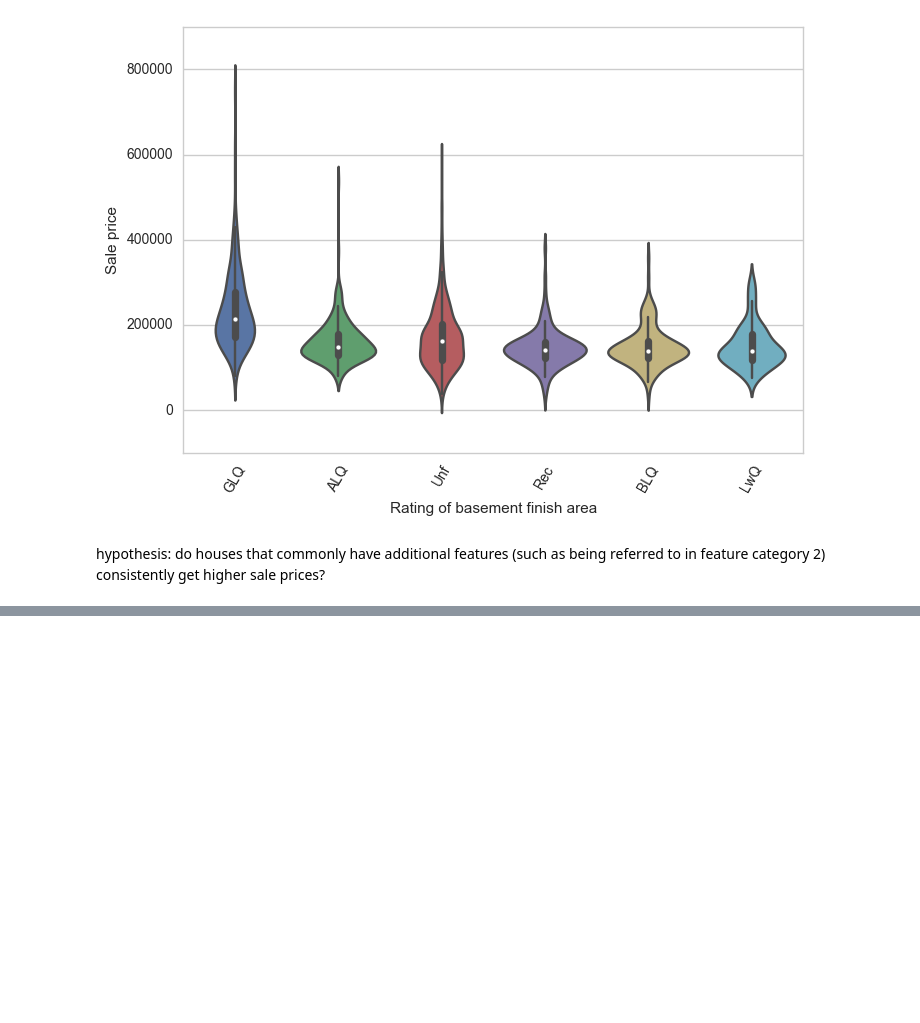
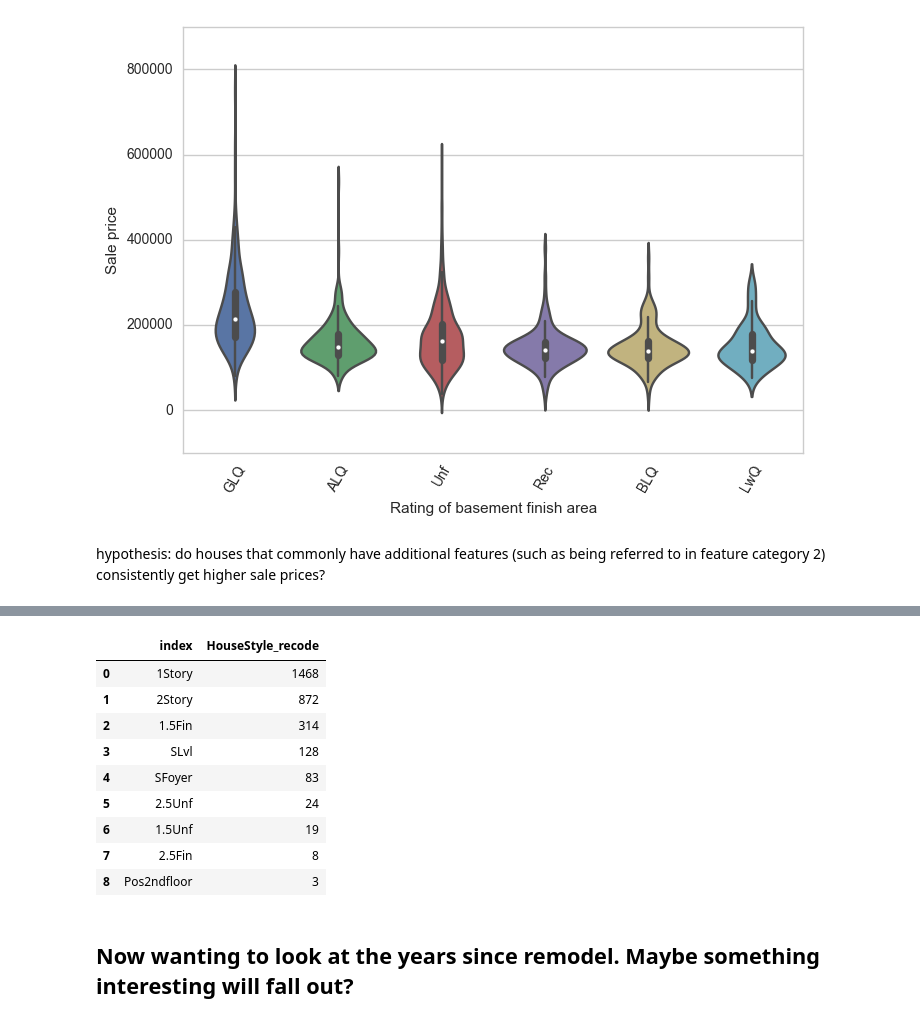
Before and after one commit to evanmiller29/house-prices, a Jupyter notebook: EDA.ipynb, the cells around one changed output, grey strips where cells are left out. Drawn from its saved outputs; the diff is of its cells as text; code cells hidden in the pictures; blank space fills up the shorter version.

```diff
--- a/EDA.ipynb
+++ b/EDA.ipynb
@@ -206,0 +283,18 @@ hypothesis: do houses that commonly have additional features (such as being refe
+# %%
+def floor_error(x, y):
+    x = str(x)
+    if x.find('1Story') == 0 and y > 0: return 'Pos2ndfloor'
+    else: return x
+
+ttl_df['HouseStyle_recode'] = ttl_df.apply(lambda x: floor_error(x['HouseStyle'], x['2ndFlrSF']), axis=1)
+# %% [output]
+|  | index | HouseStyle_recode |
+| 0 | 1Story | 1468 |
+| 1 | 2Story | 872 |
+| 2 | 1.5Fin | 314 |
+| 3 | SLvl | 128 |
+| 4 | SFoyer | 83 |
+| 5 | 2.5Unf | 24 |
+| 6 | 1.5Unf | 19 |
+| 7 | 2.5Fin | 8 |
+| 8 | Pos2ndfloor | 3 |
@@ -206,0 +307,2 @@ hypothesis: do houses that commonly have additional features (such as being refe
+# %% [markdown]
+## Now wanting to look at the years since remodel. Maybe something interesting will fall out?
```
Also changed, not shown: parts of 23 cells of this notebook.
